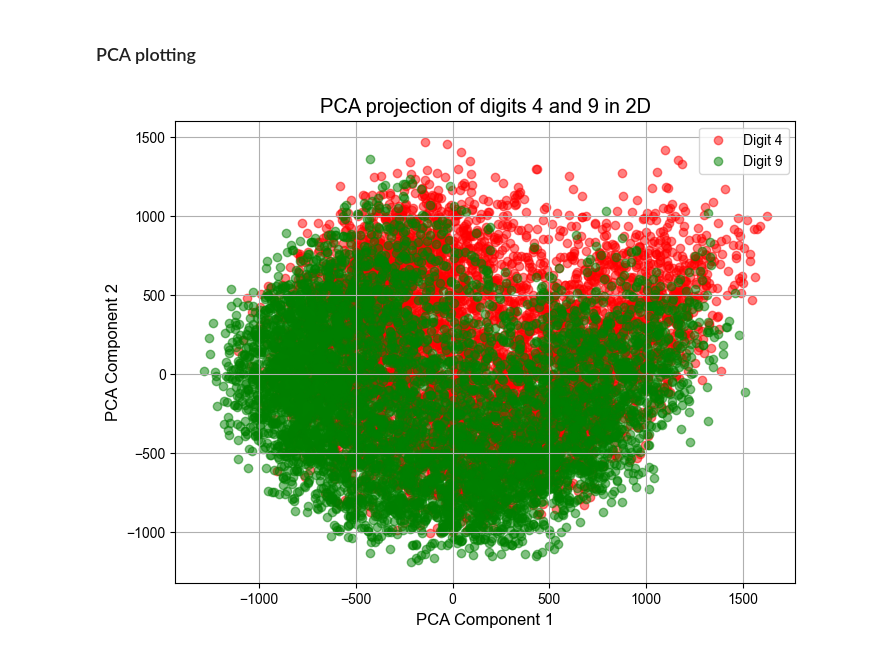
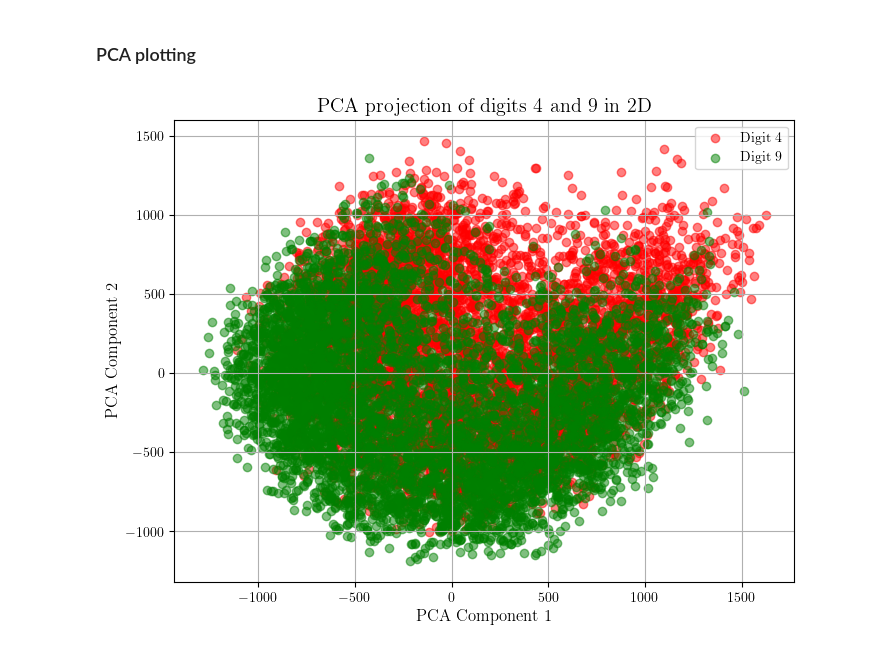
Before and after one commit to mokamv/Classification-Project, a Jupyter notebook: Task 2/numberclass.ipynb, the cells around one changed output. Cells and saved outputs as stored; diff of their text form; code cells hidden in the pictures.

```diff
--- a/Task 2/numberclass.ipynb
+++ b/Task 2/numberclass.ipynb
@@ -208,6 +238,21 @@ def KNN_classifier(k = 7):
 
 predicted_labels_KNN = KNN_classifier()
 # %%
+import seaborn as sns
+import matplotlib as mpl
+
+# Latex style and font
+mpl.rcParams.update({
+    "text.usetex": False,
+    "font.family": "serif",
+    "font.serif": ["Computer Modern Roman"],
+    "axes.labelsize": 12,
+    "font.size": 12,
+    "legend.fontsize": 10,
+    "xtick.labelsize": 10,
+    "ytick.labelsize": 10,
+})
+
 # Confusion Matrix
 confusion_matrix = confusion_matrix_func(predicted_labels_KNN)[0]
 
@@ -217,6 +262,6 @@ sns.heatmap(confusion_matrix, annot=True, fmt="d", cmap="Blues", square=False, x
 plt.xlabel("Predicted label")
 plt.ylabel("True label")
 plt.title("Confusion Matrix Heatmap KNN-classifier")
-# plt.savefig("Figure/confusion_matrix_KNN.pdf", dpi=300, bbox_inches='tight')
+plt.savefig("Figures/confusion_matrix_KNN.pdf", dpi=300, bbox_inches='tight')
 plt.show()
 # %% [output]
@@ -230,38 +285,38 @@ error_rate(predicted_labels_KNN, testlab)
 # %%
 from sklearn.decomposition import PCA
 import matplotlib.pyplot as plt
 
 # Getting latex fonts
-plt.rcParams.update({
-    "text.usetex": False, # Requires latex to be installed
-    "font.family": "sans-serif",
-    "font.serif": ["Arial"],
+mpl.rcParams.update({
+    "text.usetex": False,
+    "font.family": "serif",
+    "font.serif": ["Computer Modern Roman"],
     "axes.labelsize": 12,
     "font.size": 12,
     "legend.fontsize": 10,
     "xtick.labelsize": 10,
     "ytick.labelsize": 10,
 })
 
 # Filter trainv for only digits 4 and 9
-mask_4_9 = (trainlab == 4) | (trainlab == 9) # returns a vector of True or False for each image
-images_4_9 = trainv[mask_4_9] # Extract images of digits 4 and 9
-labels_4_9 = trainlab[mask_4_9] # Extract labels of digits 4 and 9
+flag_4_9 = (trainlab == 4) | (trainlab == 9) # Returns a vector of True or False for each image
+images_4_9 = trainv[flag_4_9] # Extract images of digits 4 and 9
+labels_4_9 = trainlab[flag_4_9] # Extract labels of digits 4 and 9
 
 # PCA
 pca = PCA(n_components=2) # Create PCA object with 2 components
 X_2D = pca.fit_transform(images_4_9) # Fit the PCA model to the data
 
 # Plot
 plt.figure(figsize=(8, 6))
 plt.scatter(X_2D[labels_4_9 == 4, 0], X_2D[labels_4_9 == 4, 1], alpha=0.5, label = 'Digit 4', color = 'red')
 plt.scatter(X_2D[labels_4_9 == 9, 0], X_2D[labels_4_9 == 9, 1], alpha=0.5, label = 'Digit 9', color = 'green')
 plt.title("PCA projection of digits 4 and 9 in 2D")
 plt.xlabel("PCA Component 1")
 plt.ylabel("PCA Component 2")
 plt.legend()
 plt.grid(True)
 # plt.savefig('Figure/PCA_4_9.pdf')
 plt.show()
 # %% [output]
-[figure, old version]
+[figure, new version]
```
Also changed, not shown: parts of 7 cells of this notebook, 2 other files.
